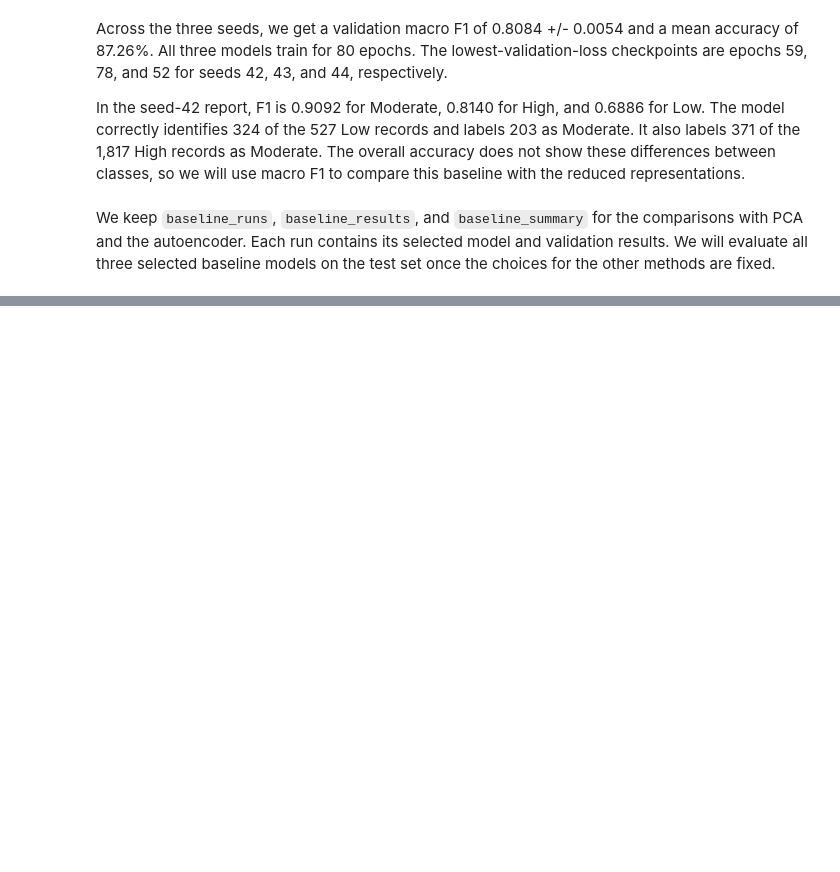
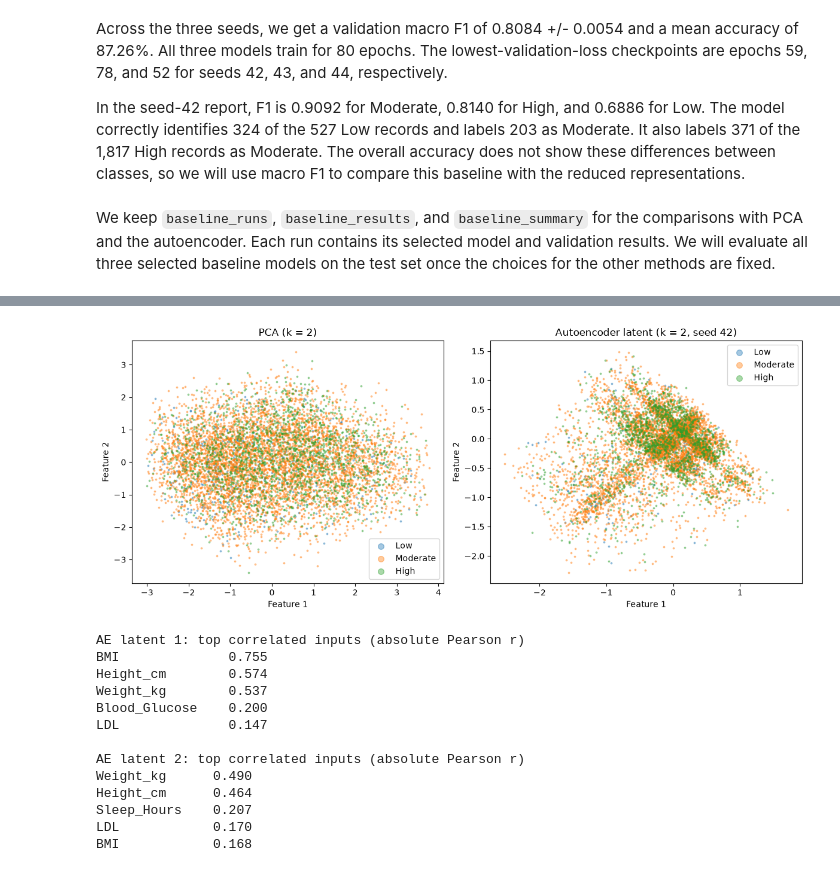
Before and after one commit to Gabriel-Labariento/csci114, a Jupyter notebook: lab2/lab2.ipynb, the cells around one changed output, grey strips where cells are left out. Cells and saved outputs as stored; diff of their text form; code cells hidden in the pictures; blank space fills up the shorter version.

```diff
--- a/lab2/lab2.ipynb
+++ b/lab2/lab2.ipynb
@@ -969,0 +1213,37 @@ plt.show()
+# %%
+ae_2d = encode(autoencoders[(2, REPORT_SEED)], X_val_tensor).numpy()
+pca_2d = pca_models[2].transform(X_val_processed)
+val_classes = y_val.map(CLASS_TO_INDEX).to_numpy()
+
+fig, axes = plt.subplots(1, 2, figsize=(12, 5))
+for ax, points, title in ((axes[0], pca_2d, "PCA (k = 2)"), (axes[1], ae_2d, "Autoencoder latent (k = 2, seed 42)")):
+    for index, name in enumerate(CLASS_NAMES):
+        mask = val_classes == index
+        ax.scatter(points[mask, 0], points[mask, 1], s=3, alpha=0.4, label=name)
+    ax.set_title(title)
+    ax.set_xlabel("Feature 1")
+    ax.set_ylabel("Feature 2")
+    ax.legend(markerscale=4)
+plt.tight_layout()
+plt.show()
+
+inputs_df = pd.DataFrame(X_val_processed, columns=feature_names)
+for i in range(2):
+    correlations = inputs_df.corrwith(pd.Series(ae_2d[:, i])).abs().sort_values(ascending=False)
+    print(f"AE latent {i + 1}: top correlated inputs (absolute Pearson r)")
+    print(correlations.head(5).round(3).to_string(), "\n")
+# %% [output]
+[figure, added]
+AE latent 1: top correlated inputs (absolute Pearson r)
+BMI              0.755
+Height_cm        0.574
+Weight_kg        0.537
+Blood_Glucose    0.200
+LDL              0.147
+
+AE latent 2: top correlated inputs (absolute Pearson r)
+Weight_kg      0.490
+Height_cm      0.464
+Sleep_Hours    0.207
+LDL            0.170
+BMI            0.168
```
Also changed, not shown: parts of 32 cells of this notebook.
